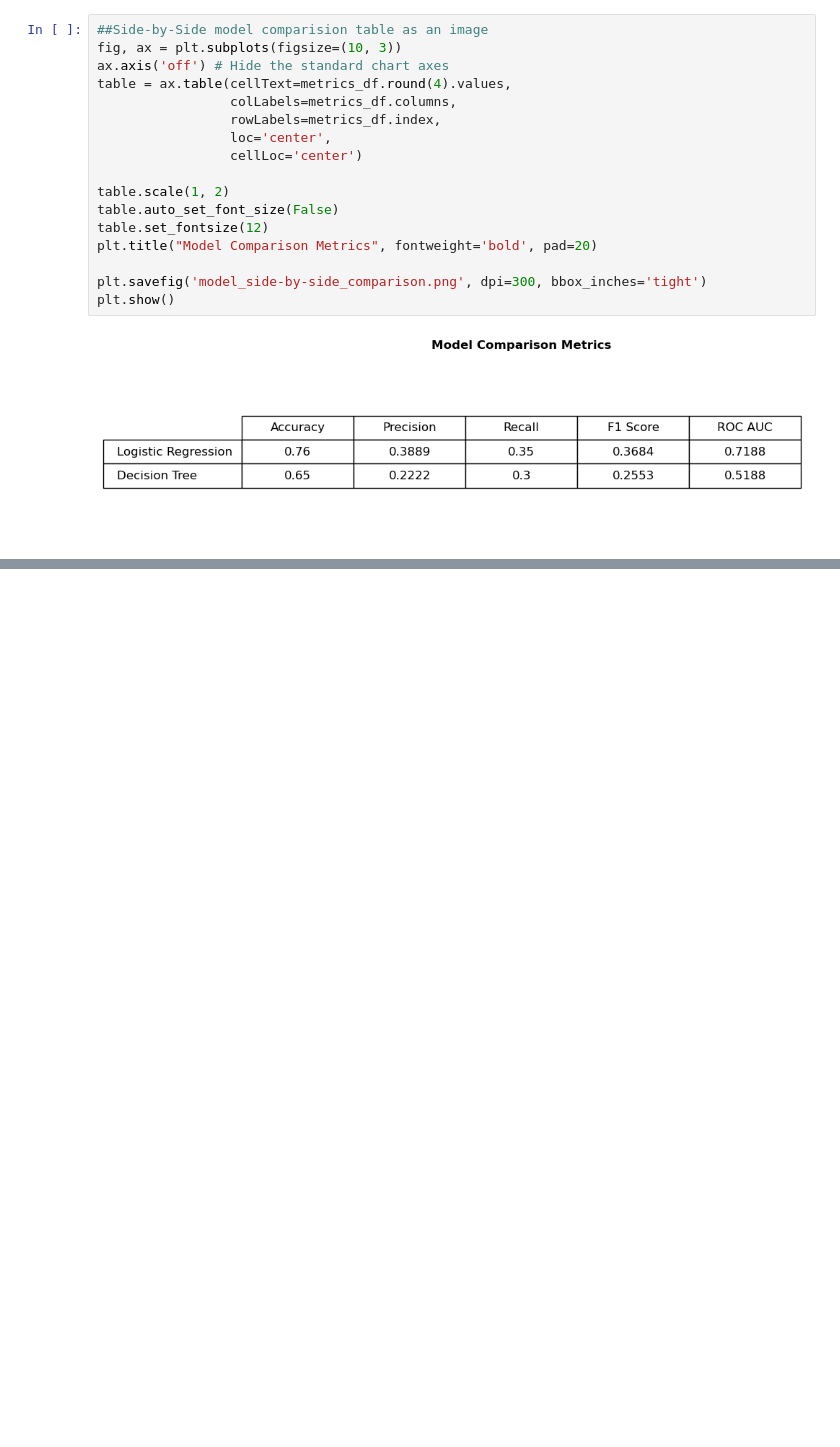
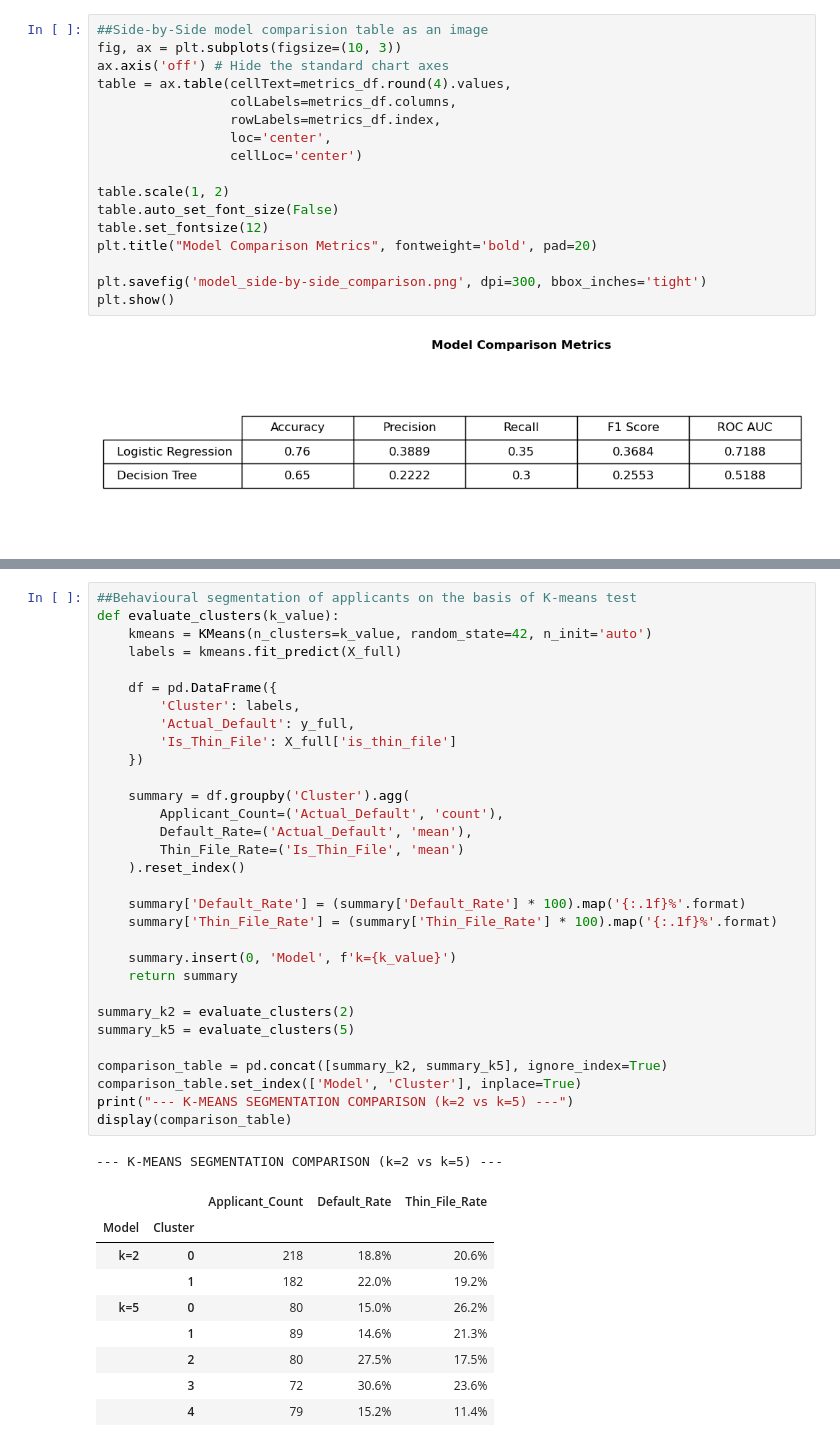
Before and after one commit to IIIIIGamerWord/Capstone_Project_BITSOM_FinTech_AI, a Jupyter notebook: credit_risk_lending_ml/credit_risk_modeling.ipynb, the cells around one changed output, grey strips where cells are left out. Saved outputs shown, nothing was run; the diff lists cells and outputs as text; blank space fills up the shorter version.

Commit message:
docs: final capstone submission with updated README and .py data generators

```diff
--- a/credit_risk_lending_ml/credit_risk_modeling.ipynb
+++ b/credit_risk_lending_ml/credit_risk_modeling.ipynb
@@ -211,0 +353,42 @@ display(risk_table)
+# %%
+##Behavioural segmentation of applicants on the basis of K-means test
+def evaluate_clusters(k_value):
+    kmeans = KMeans(n_clusters=k_value, random_state=42, n_init='auto')
+    labels = kmeans.fit_predict(X_full)
+
+    df = pd.DataFrame({
+        'Cluster': labels,
+        'Actual_Default': y_full,
+        'Is_Thin_File': X_full['is_thin_file']
+    })
+
+    summary = df.groupby('Cluster').agg(
+        Applicant_Count=('Actual_Default', 'count'),
+        Default_Rate=('Actual_Default', 'mean'),
+        Thin_File_Rate=('Is_Thin_File', 'mean')
+    ).reset_index()
+
+    summary['Default_Rate'] = (summary['Default_Rate'] * 100).map('{:.1f}%'.format)
+    summary['Thin_File_Rate'] = (summary['Thin_File_Rate'] * 100).map('{:.1f}%'.format)
+
+    summary.insert(0, 'Model', f'k={k_value}')
+    return summary
+
+summary_k2 = evaluate_clusters(2)
+summary_k5 = evaluate_clusters(5)
+
+comparison_table = pd.concat([summary_k2, summary_k5], ignore_index=True)
+comparison_table.set_index(['Model', 'Cluster'], inplace=True)
+print("--- K-MEANS SEGMENTATION COMPARISON (k=2 vs k=5) ---")
+display(comparison_table)
+# %% [output]
+--- K-MEANS SEGMENTATION COMPARISON (k=2 vs k=5) ---
+|  |  | Applicant_Count | Default_Rate | Thin_File_Rate |
+| Model | Cluster |  |  |  |
+| k=2 | 0 | 218 | 18.8% | 20.6% |
+|  | 1 | 182 | 22.0% | 19.2% |
+| k=5 | 0 | 80 | 15.0% | 26.2% |
+|  | 1 | 89 | 14.6% | 21.3% |
+|  | 2 | 80 | 27.5% | 17.5% |
+|  | 3 | 72 | 30.6% | 23.6% |
+|  | 4 | 79 | 15.2% | 11.4% |
```
Also changed, not shown: parts of 8 cells of this notebook, 5 other files.
